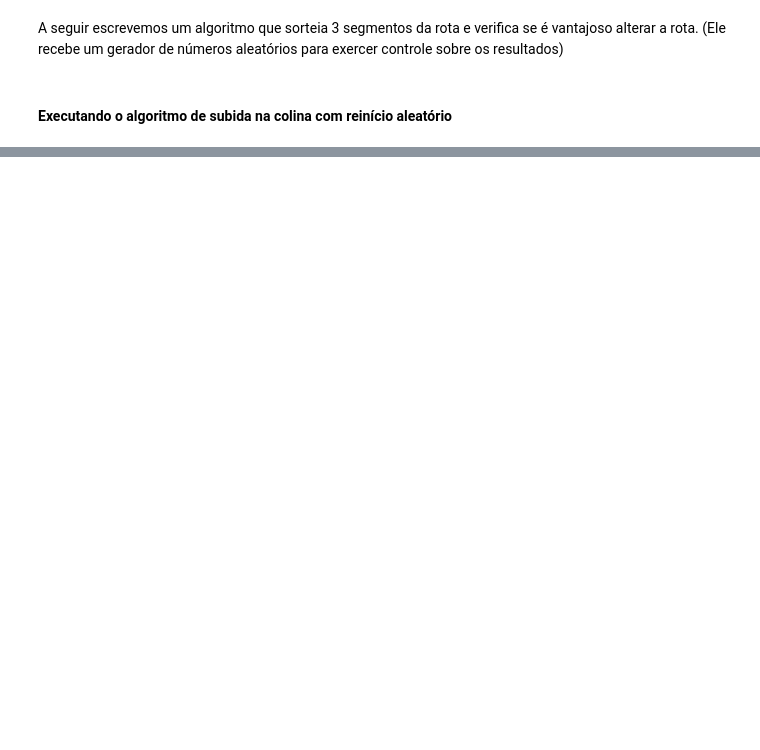
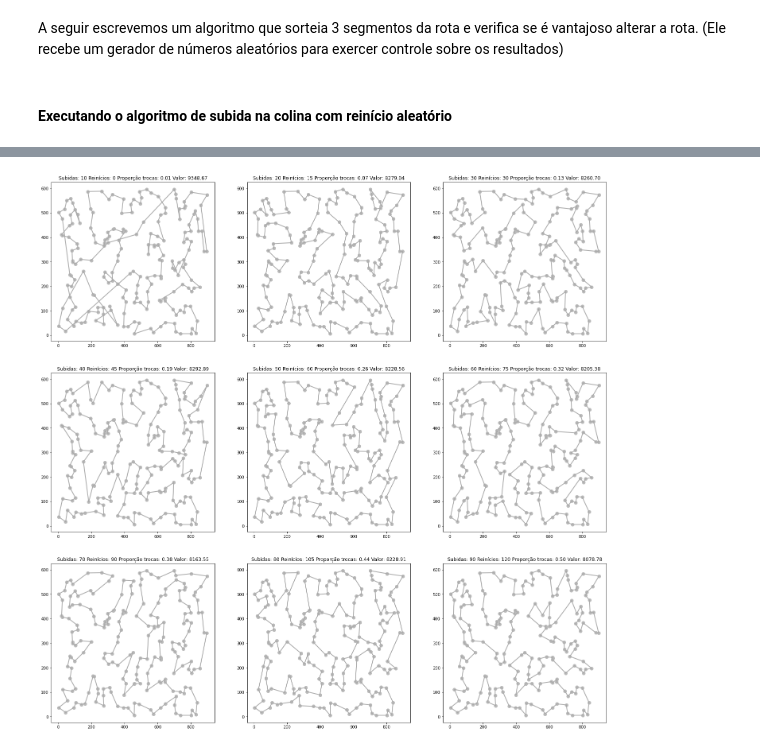
Before and after one commit to CoralBleaching/Metaheuristics-CombinatorialOptim, a Jupyter notebook: PCV.ipynb, the cells around one changed output, grey strips where cells are left out. Cells and saved outputs as stored; diff of their text form; code cells hidden in the pictures; blank space fills up the shorter version.

```diff
--- a/PCV.ipynb
+++ b/PCV.ipynb
@@ -858,0 +884,39 @@ for axis, route, titulo in zip(ax,[res, solucao_inicial, alterar_rota(rota_vmp_c
+# %%
+resultados = []
+lista_parametros = [
+    {"reinicio": x, "subida": y, "fator_embaralhamento": z}
+    for x, y, z in zip(
+        range(0, 121, 15), range(10, 91, 10), linspace(0.01, 0.5, 9)
+    )
+]
+
+def gerar_sortear_solucao(fator_embaralhamento):
+    def fn(solucao_inicial):
+        return sortear_solucao(solucao_inicial, distancia_maxima_proporcional=fator_embaralhamento)
+    return fn
+
+solucao_inicial = vmp_completa(cidades)
+
+for parametros in lista_parametros:
+    rng = default_rng(2023)
+    resultados.append(
+        subida_na_colina_com_reinicio_aleatorio(
+            solucao_inicial,
+            validar_solucao,
+            avaliar_solucao,
+            modificar_solucao,
+            gerar_sortear_solucao(parametros['fator_embaralhamento']),
+            max_iteracoes_subida=parametros['subida'],
+            max_iteracoes_reinicio=parametros['reinicio']
+        )
+    )
+# %%
+fig, ax = plt.subplots(3, 3)
+fig.set_size_inches(25, 25)
+for axis, resultado, iteracoes in zip(ax.flatten(), resultados, lista_parametros):
+    plt.style.use('dark_background')
+    plt.sca(axis)
+    plt.title(f'Subidas: {iteracoes["subida"]} Reinícios: {iteracoes["reinicio"]} Proporção trocas: {iteracoes["fator_embaralhamento"]:.2f} Valor: {tamanho_rota(resultado):.2f}')
+    plot_rota(resultado, completa=False, dot_color="#bbb", line_color="#aaa", style="dark_background")
+# %% [output]
+[figure, added]
```
Also changed, not shown: parts of 45 cells of this notebook, 1 other file.
